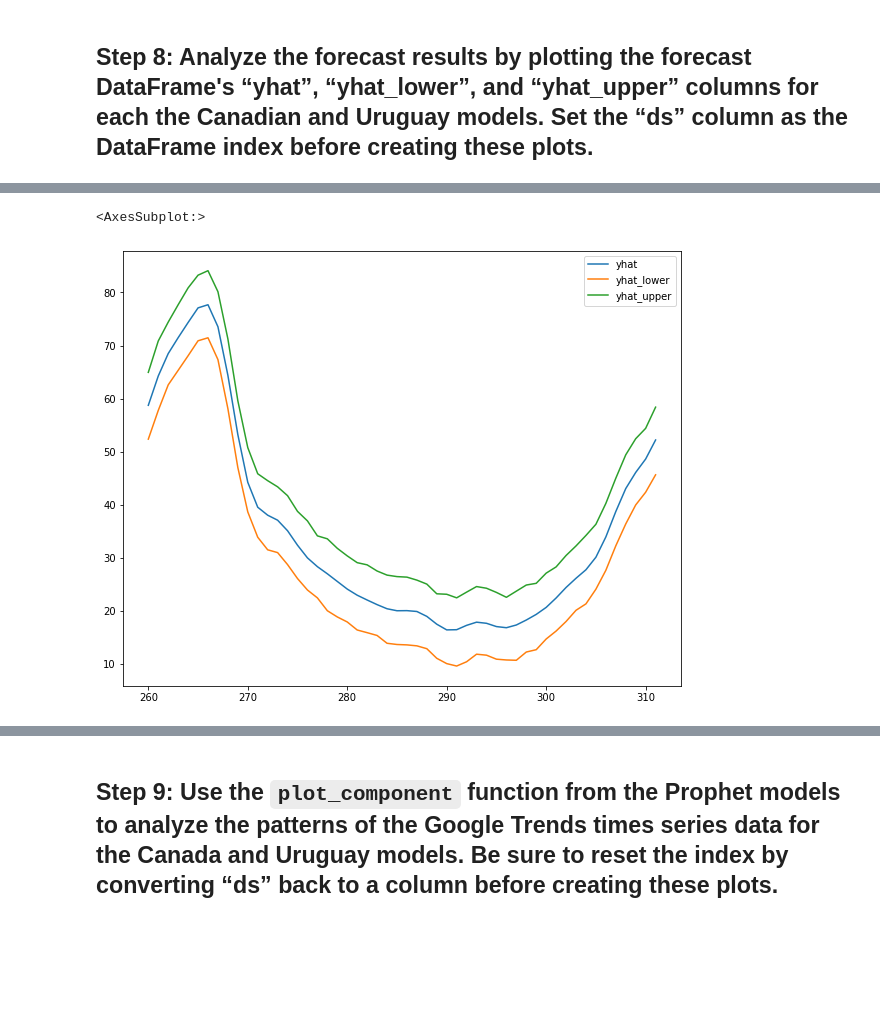
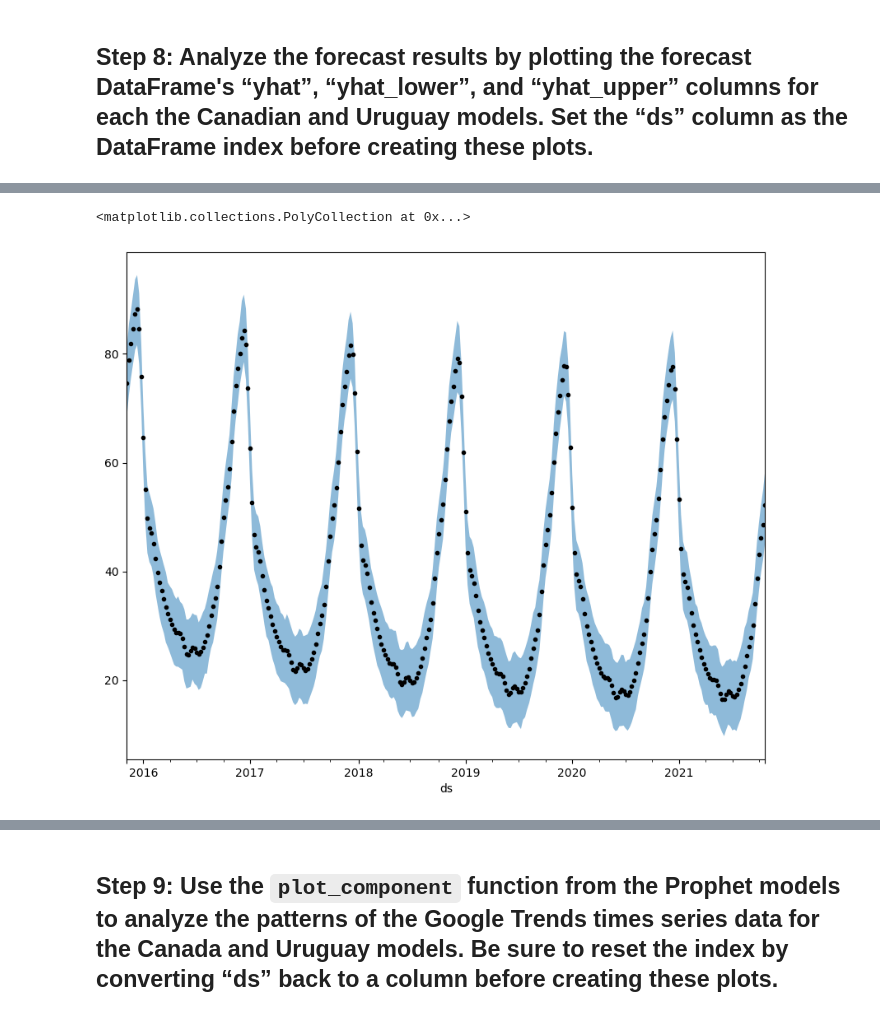
Before and after one commit to petepetersen423/Fintech-Workspace, a Jupyter notebook: M11/01-Assessing_Market_Opportunity_for_Alpaca_Wool_Scarves/Unsolved/Market_Opportunity_Alpaca_Scarves.ipynb, the cells around one changed output, grey strips where cells are left out. Drawn from its saved outputs; the diff is of its cells as text; code cells hidden in the pictures; blank space fills up the shorter version.

```diff
--- a/M11/01-Assessing_Market_Opportunity_for_Alpaca_Wool_Scarves/Unsolved/Market_Opportunity_Alpaca_Scarves.ipynb
+++ b/M11/01-Assessing_Market_Opportunity_for_Alpaca_Wool_Scarves/Unsolved/Market_Opportunity_Alpaca_Scarves.ipynb
@@ -258,9 +278,10 @@ forecast_canada.head()
 # %%
 # Plot predictions for our forecast_canada DataFrame for the 52 week period
-forecast_canada[['yhat', 'yhat_lower', 'yhat_upper']].iloc[-52:,:].plot(figsize = (10,8))
+ax = forecast_canada['yhat'].plot(figsize = (10,8), style='k.')
+plt.fill_between(x=forecast_canada.index, y1=forecast_canada['yhat_lower'], y2=forecast_canada['yhat_upper'], alpha=0.5)
 # %% [output]
-<AxesSubplot:>
+<matplotlib.collections.PolyCollection at 0x...>
-[figure, old version]
+[figure, new version]
 # %%
 # Set the index in the forecast_uruguay DataFrame to the ds datetime column
 forecast_uruguay = forecast_uruguay.set_index('ds')
```
Also changed, not shown: parts of 11 cells of this notebook, 16 other files.
